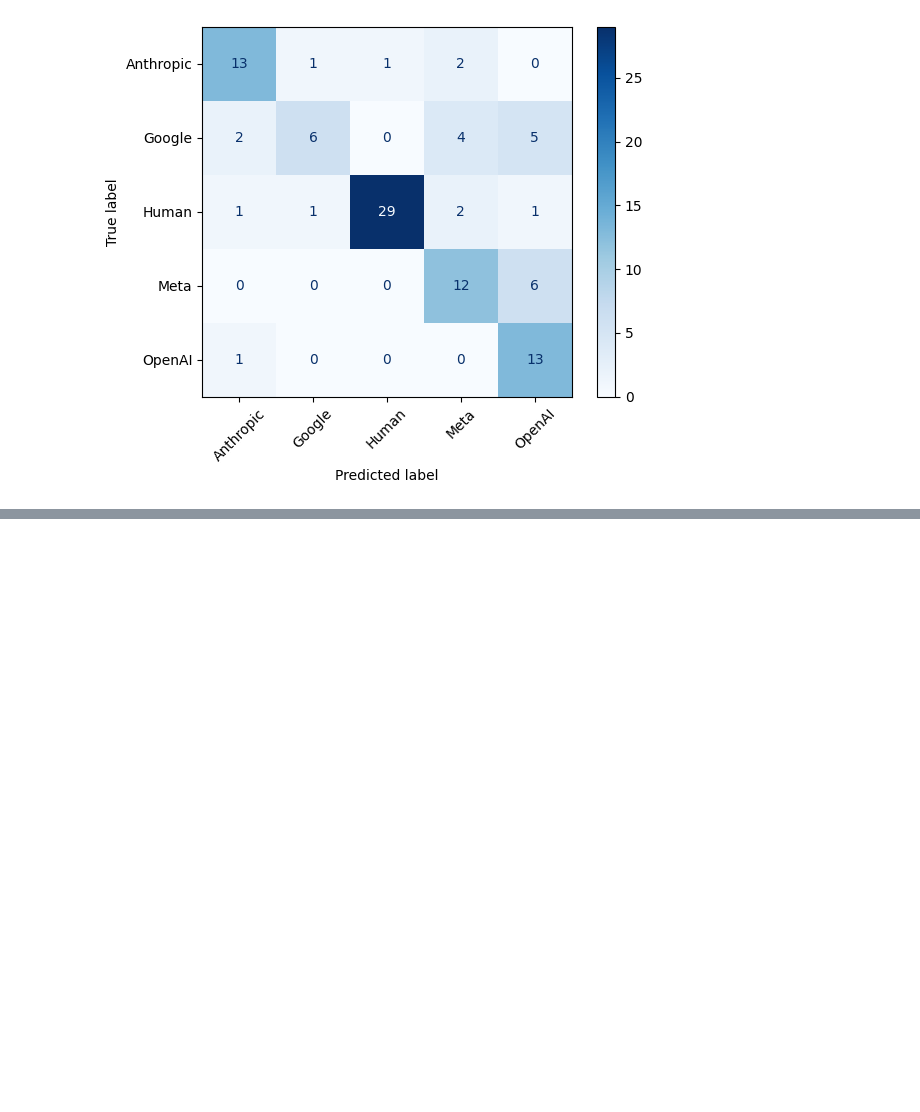
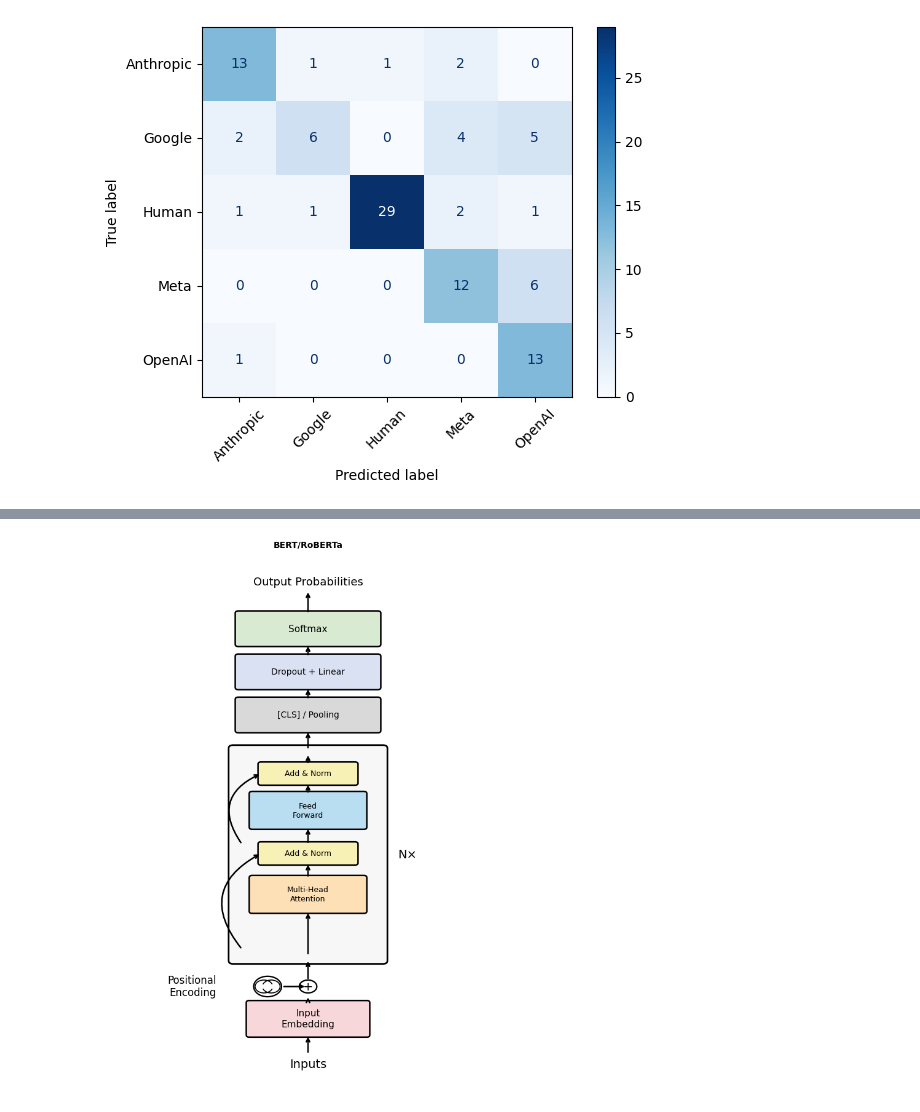
Before and after one commit to MIA-CDFR/AP, a Jupyter notebook: src/models/subm-g8-MIA-transformer-bert.ipynb, the cells around one changed output, grey strips where cells are left out. Saved outputs shown, nothing was run; the diff lists cells and outputs as text; code cells hidden in the pictures; blank space fills up the shorter version.

```diff
--- a/src/models/subm-g8-MIA-transformer-bert.ipynb
+++ b/src/models/subm-g8-MIA-transformer-bert.ipynb
@@ -57,0 +68,12 @@ plt.show()
+# %%
+import sys
+import os
+
+sys.path.append(os.path.dirname(os.getcwd()))
+
+from models.bert.train import BertTrainer
+
+# Paper-style Transformer architecture diagram (encoder-decoder layout)
+BertTrainer.plot_paper_transformer_architecture()
+# %% [output]
+[figure, added]
```
Also changed, not shown: parts of 3 cells of this notebook, 11 other files.
